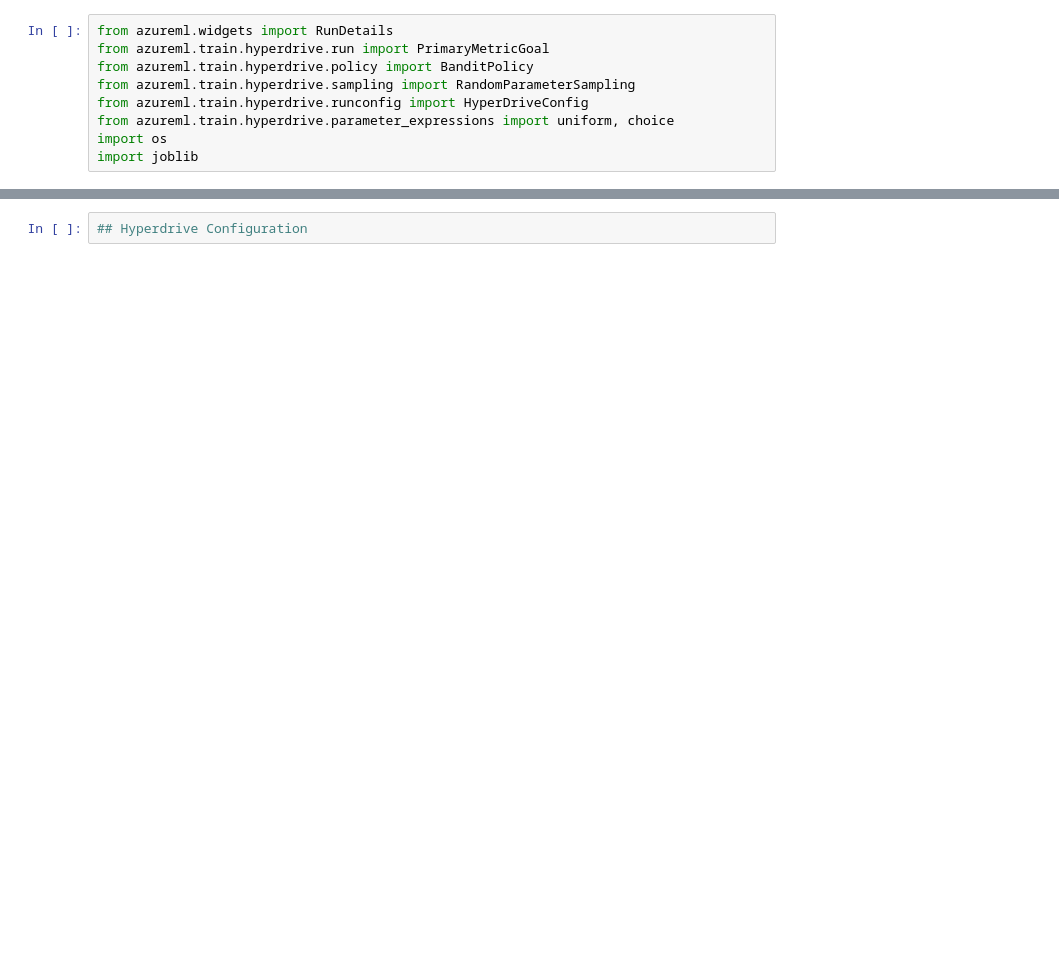
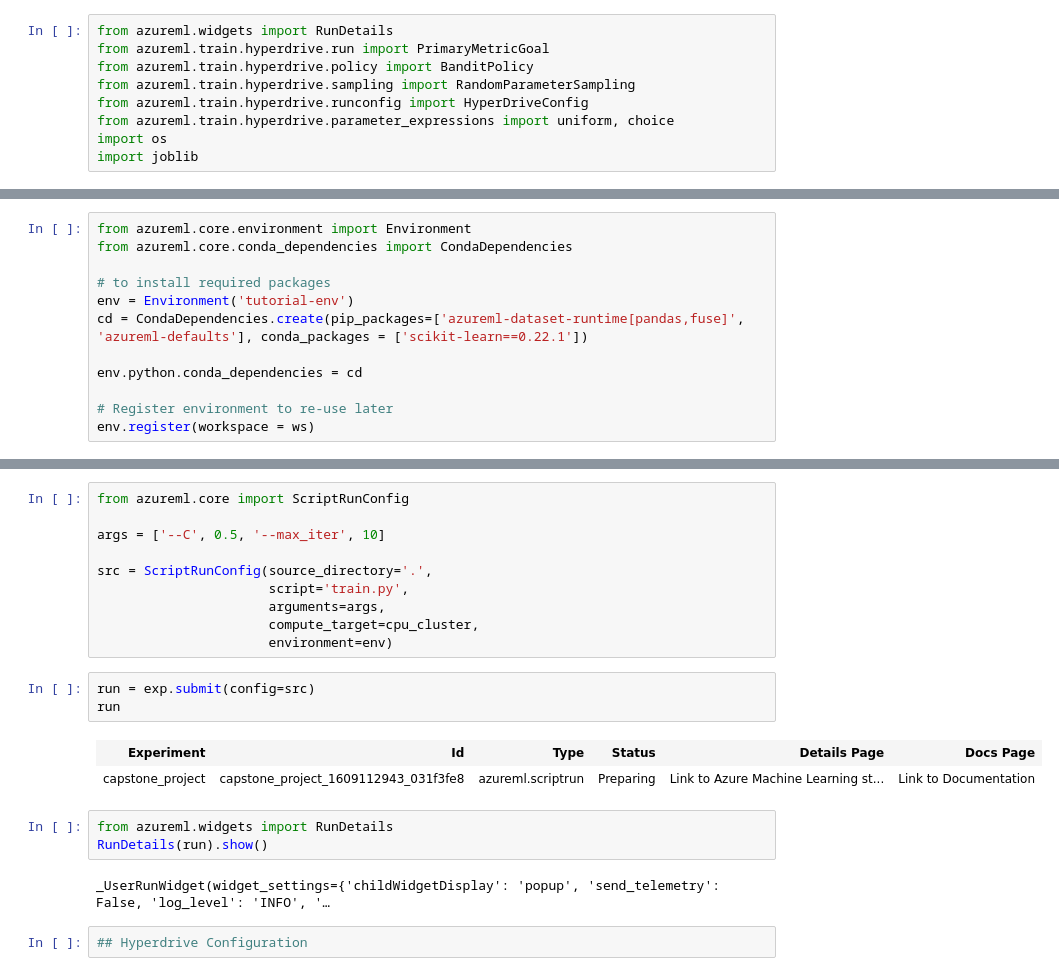
Before and after one commit to purunep/Capstoneproject, a Jupyter notebook: project/hyperparameter_tuning.ipynb, the cells around one changed output, grey strips where cells are left out. Saved outputs shown, nothing was run; the diff lists cells and outputs as text; blank space fills up the shorter version.

```diff
--- a/project/hyperparameter_tuning.ipynb
+++ b/project/hyperparameter_tuning.ipynb
@@ -125,0 +112,12 @@ envit = Environment.get(workspace=ws,name='AzureML-Tutorial')
+# %%
+from azureml.core.environment import Environment
+from azureml.core.conda_dependencies import CondaDependencies
+
+# to install required packages
+env = Environment('tutorial-env')
+cd = CondaDependencies.create(pip_packages=['azureml-dataset-runtime[pandas,fuse]', 'azureml-defaults'], conda_packages = ['scikit-learn==0.22.1'])
+
+env.python.conda_dependencies = cd
+
+# Register environment to re-use later
+env.register(workspace = ws)
@@ -126,3 +142,24 @@ envit = Environment.get(workspace=ws,name='AzureML-Tutorial')
+# %%
+from azureml.core import ScriptRunConfig
+
+args = ['--C', 0.5, '--max_iter', 10]
+
+src = ScriptRunConfig(source_directory='.',
+                      script='train.py',
+                      arguments=args,
+                      compute_target=cpu_cluster,
+                      environment=env)
+# %%
+run = exp.submit(config=src)
+run
+# %% [output]
+| Experiment | Id | Type | Status | Details Page | Docs Page |
+| capstone_project | capstone_project_1609112943_031f3fe8 | azureml.scriptrun | Preparing | Link to Azure Machine Learning st... | Link to Documentation |
+# %%
+from azureml.widgets import RunDetails
+RunDetails(run).show()
+# %% [output]
+_UserRunWidget(widget_settings={'childWidgetDisplay': 'popup', 'send_telemetry': False, 'log_level': 'INFO', '…
 # %%
 ## Hyperdrive Configuration
 # %%
```
Also changed, not shown: parts of 17 cells of this notebook.
